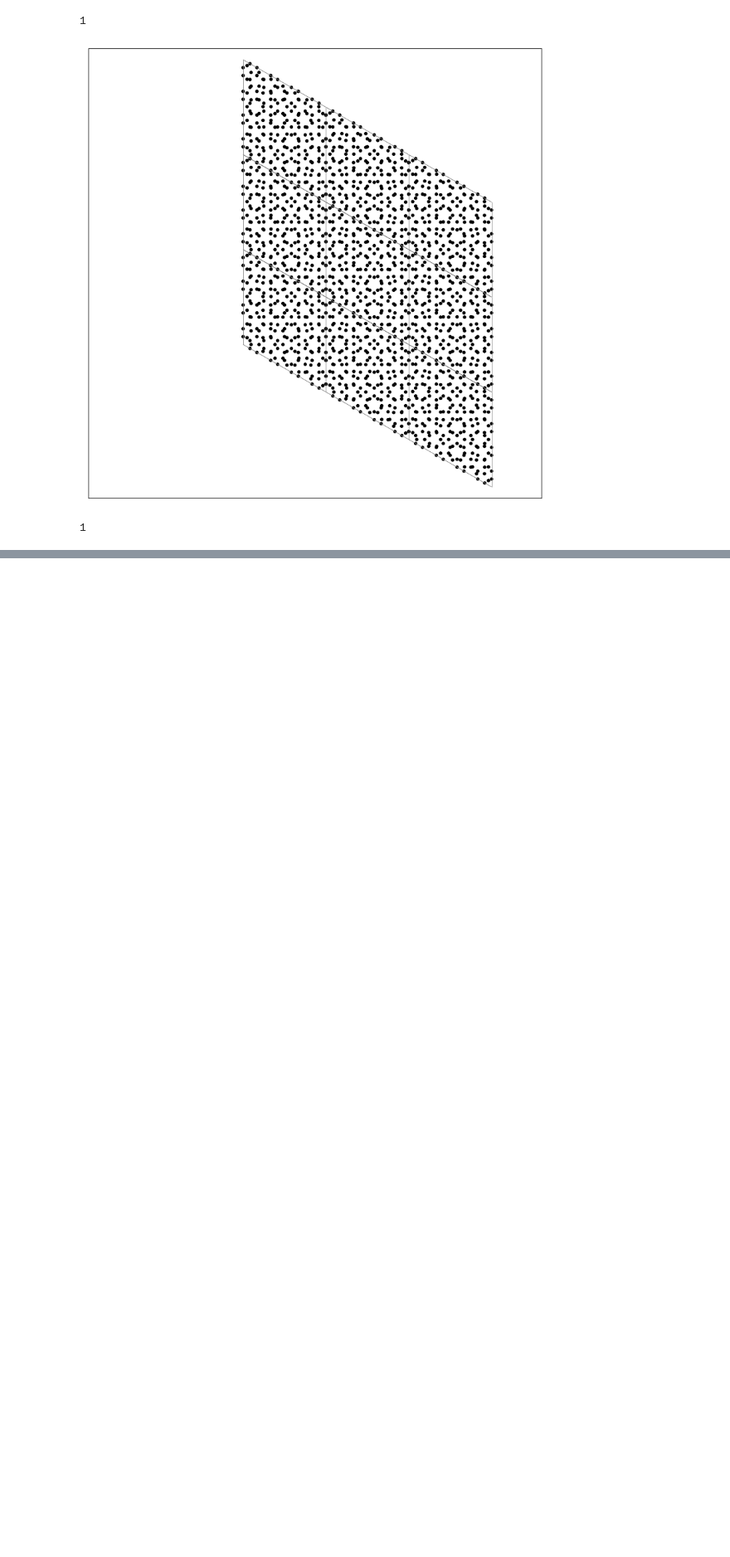
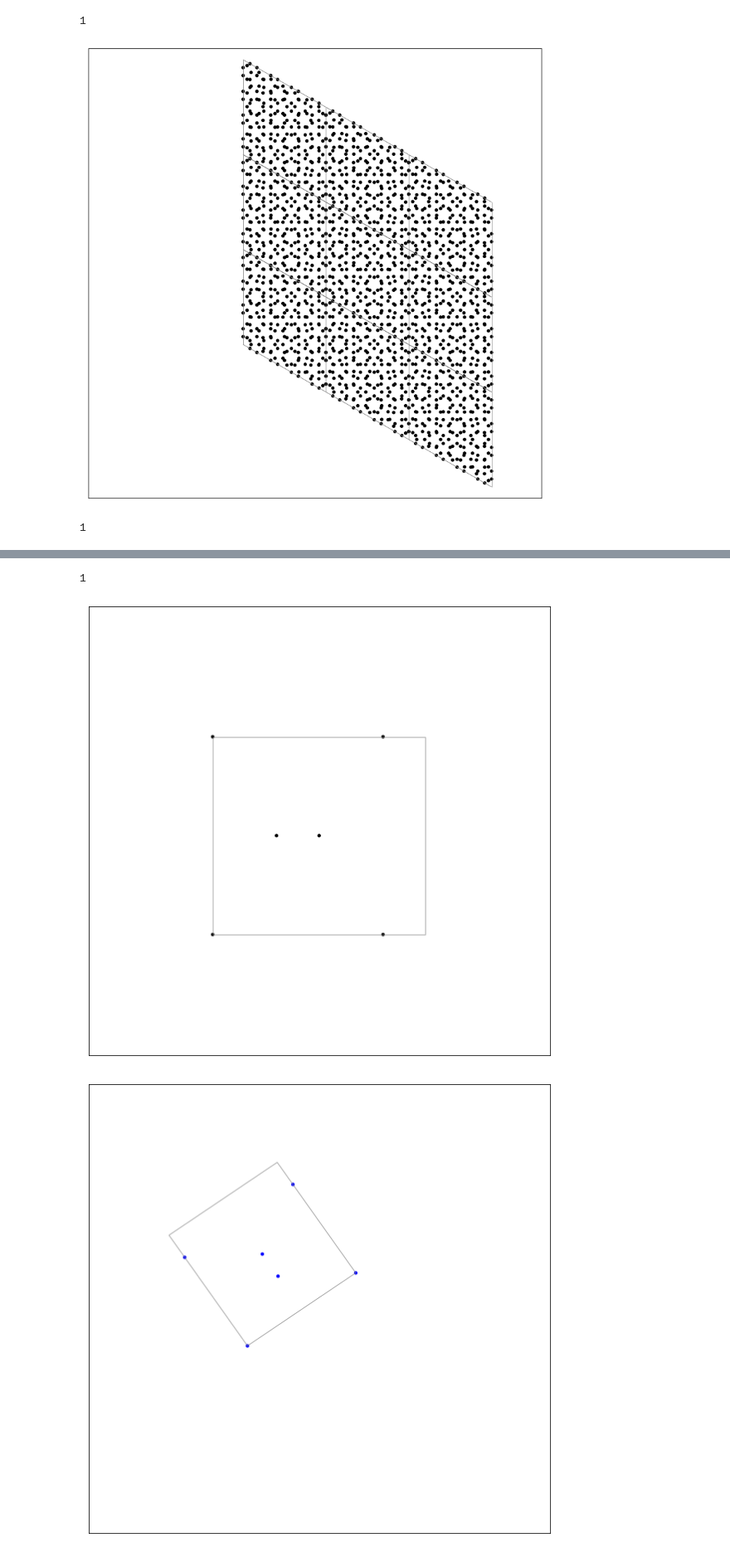
Before and after one commit to OssielAg/SS, a Jupyter notebook: 5to/Untitled.ipynb, the cells around one changed output, grey strips where cells are left out. Shown: that part at 83% size. Saved outputs shown, nothing was run; the diff lists cells and outputs as text; code cells hidden in the pictures; blank space fills up the shorter version.

```diff
--- a/5to/Untitled.ipynb
+++ b/5to/Untitled.ipynb
@@ -109,3 +85,28 @@ sCell2.exporta(name="A 30° original")
 # %% [output]
 [figure]
 1
+# %%
+m1=rectMesh(4.43,3.27)
+'''Phosphorene:
+111.7749->
+P = |1 -12|
+    |2  11|
+40.5156->
+P = |2 -3|
+    |1 11|
+27.6460->
+P = |3 -2|
+    |1 11|
+20.9112->
+P = |4 -3|
+    |1  7|
+57.9389->
+P = |4 -3|
+    |3  1|
+16.7958->
+P = |5 -3|
+    |1  4|
+16.7958->
+P = |5 -1|
+    |1  9|
+'''
@@ -111,0 +115,23 @@ sCell2.exporta(name="A 30° original")
+# %%
+p1,p2,p3 = (0,0),(0,1),(0.3,0.5)
+p4,p5,p6 = (0.8,0),(0.8,1),(0.5,0.5)
+ats = [Atomo(p1,sig='P'),Atomo(p2,sig='P'),Atomo(p3,sig='P'),Atomo(p4,sig='P',posZ=0.3),Atomo(p5,sig='P',posZ=0.3),Atomo(p6,sig='P',posZ=0.3)]
+m1.atms[0] = ats
+ats = [Atomo(p1,sig='P',color='blue'),Atomo(p2,sig='P',color='blue'),Atomo(p3,sig='P',color='blue'),Atomo(p4,sig='P',posZ=0.3,color='blue'),Atomo(p5,sig='P',posZ=0.3,color='blue'),Atomo(p6,sig='P',posZ=0.3,color='blue')]
+m2=rectMesh(4.43,3.27)
+m2.atms[0] = ats
+m2=m2.mRot(16.7958)
+# %%
+#su,sv=(34.3,0),(0,32.7)
+su,sv=v1,v2=transfVs(u,v,(5,-1,1,9))
+sCell=superMesh(su,sv,[m1,m2])
+#sCell.showNM(1,1,name='ph55')
+sCell.exporta(name='phosphorene(16.7958º)2')
+# %% [output]
+1
+# %%
+m1.unitario()
+m2.unitario()
+# %% [output]
+[figure, added]
+[figure, added]
```
Also changed, not shown: parts of 7 cells of this notebook, 11 other files.
